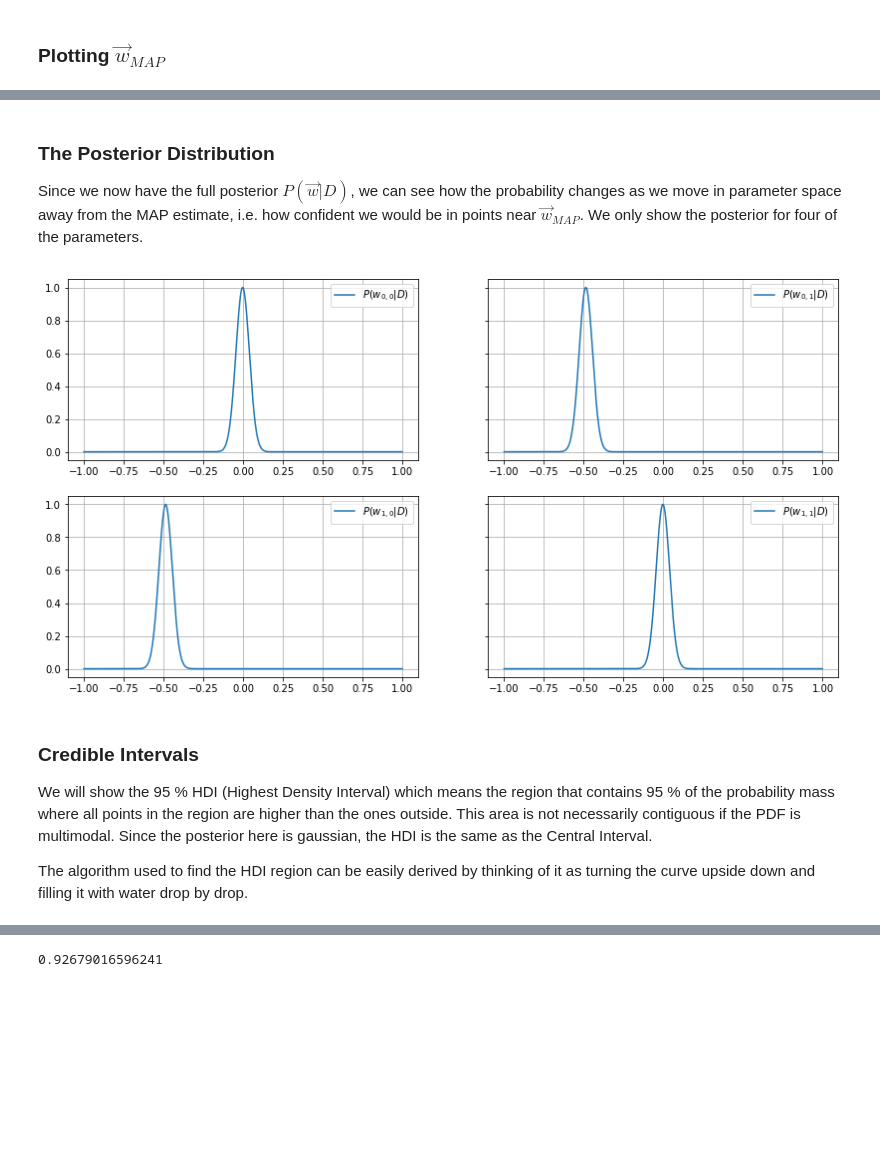
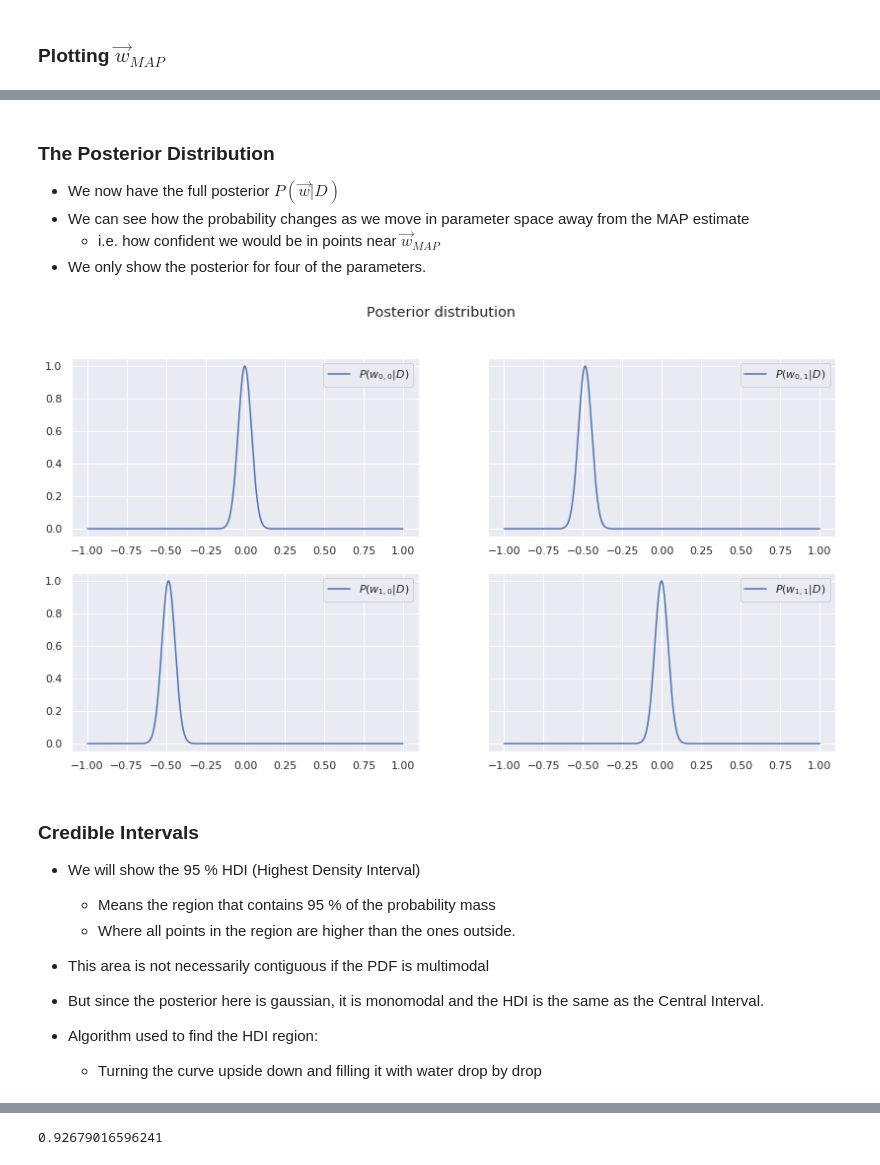
Before and after one commit to Kodemannen/Bayesian-Inference-and-Machine-Learning, a Jupyter notebook: slides_version.ipynb, the cells around one changed output, grey strips where cells are left out. Saved outputs shown, nothing was run; the diff lists cells and outputs as text; code cells hidden in the pictures; blank space fills up the shorter version.

```diff
--- a/slides_version.ipynb
+++ b/slides_version.ipynb
@@ -369,8 +451,12 @@ plt.show()
 # %% [markdown]
 ### The Posterior Distribution
 
-Since we now have the full posterior $P(\vec{w}|D)$, we can see how the probability changes as we move in parameter space away from the MAP estimate, i.e. how confident we would be in points near $\vec{w}_{MAP}$. We only show the posterior for four of the parameters.
+* We now have the full posterior $P(\vec{w}|D)$
+* We can see how the probability changes as we move in parameter space away from the MAP estimate
+    * i.e. how confident we would be in points near $\vec{w}_{MAP}$
+* We only show the posterior for four of the parameters.
 # %%
+import matplotlib.pyplot as plt
 dw = 0.001
 w_range = np.arange(-1.,1., dw)
 
@@ -390,30 +476,37 @@ def Pw(index1,index2):
     P = np.exp(logs)
     return P
 
-def plot_w_distribution(ax, index1,index2,show=False,grid=True):
+def plot_w_distribution(ax, index1,index2,show=False):
     P = Pw(index1,index2)
     ax.plot(w_range,P, label="$P(w_{%.i,%.i}|D)$" % (index1,index2))
     ax.legend()
-    ax.grid() if grid else None
     if show:
         plt.show()
-
-fig, axes = plt.subplots(2,2,sharex=False, sharey=True)
-fig.set_size_inches(18.5*0.75, 10.5*0.7)
-plot_w_distribution(axes[0,0], 0,0)
-plot_w_distribution(axes[0,1],0,1)
-plot_w_distribution(axes[1,0],1,0)
-plot_w_distribution(axes[1,1],1,1)
-plt.show()
-# %% [output]
-[figure, removed]
+# %%
+import seaborn as sns
+sns.set
+fig, axes = plt.subplots(2,2,sharex=False, sharey=True)
+fig.set_size_inches(18.5*0.75, 10.5*0.7)
+plot_w_distribution(axes[0,0], 0,0,show=False)
+plot_w_distribution(axes[0,1],0,1,show=False)
+plot_w_distribution(axes[1,0],1,0,show=False)
+plot_w_distribution(axes[1,1],1,1,show=False)
+fig.suptitle("Posterior distribution")
+plt.show()
+# %% [output]
+[figure, added]
 # %% [markdown]
 ### Credible Intervals
 
-We will show the 95 % HDI (Highest Density Interval) which means the region that contains 95 % of the probability mass where all points in the region are higher than the ones outside.
-This area is not necessarily contiguous if the PDF is multimodal. Since the posterior here is gaussian, the HDI is the same as the Central Interval.
+* We will show the 95 % HDI (Highest Density Interval)
+    * Means the region that contains 95 % of the probability mass
+    * Where all points in the region are higher than the ones outside.
+* This area is not necessarily contiguous if the PDF is multimodal
+* But since the posterior here is gaussian, it is monomodal and the HDI is the same as the Central Interval.
 
-The algorithm used to find the HDI region can be easily derived by thinking of it as turning the curve upside down and filling it with water drop by drop.
+
+* Algorithm used to find the HDI region:
+    * Turning the curve upside down and filling it with water drop by drop
 # %%
 def credible_interval(ax, index1, index2):
     P_ = Pw(index1,index2)
```
Also changed, not shown: parts of 32 cells of this notebook, 2 other files.
